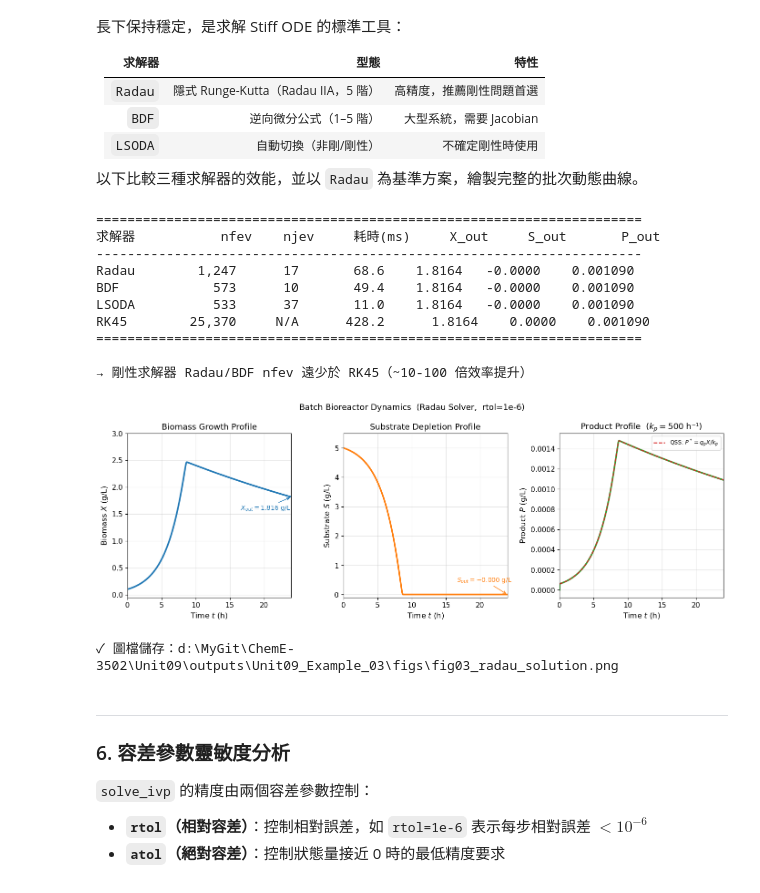
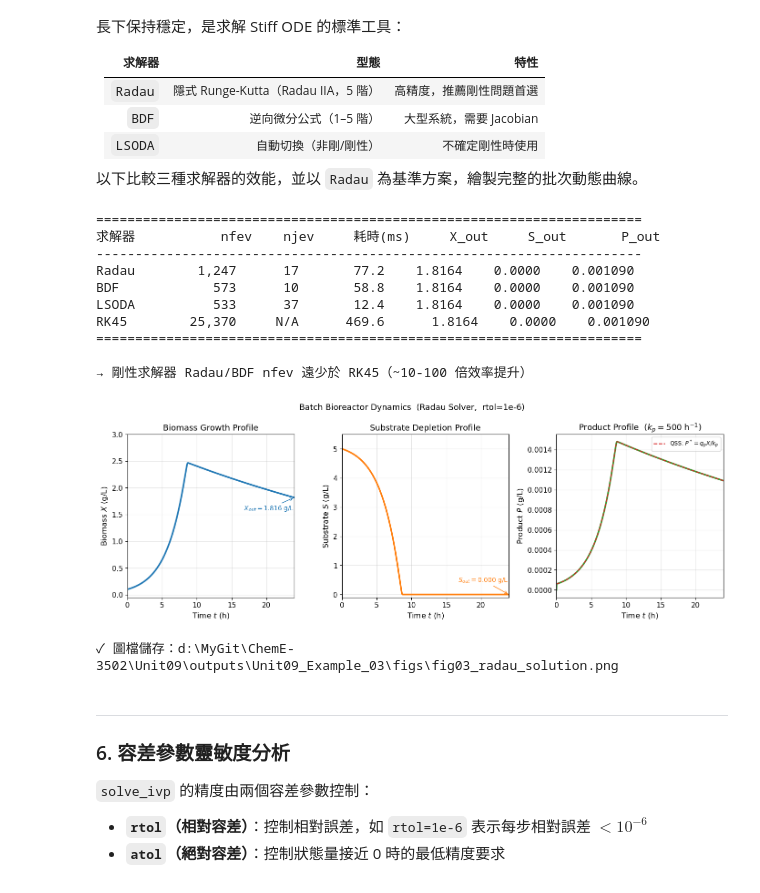
Before and after one commit to d9148408/ChemE-3502, a Jupyter notebook: Unit09/Unit09_Example_03.ipynb, the cells around one changed output. Drawn from its saved outputs; the diff is of its cells as text; code cells hidden in the pictures.

```diff
--- a/Unit09/Unit09_Example_03.ipynb
+++ b/Unit09/Unit09_Example_03.ipynb
@@ -514,6 +517,7 @@ print(f"\n✓ 圖檔儲存：{FIG_DIR / 'fig02_rk45_instability.png'}")
 
 以下比較三種求解器的效能，並以 `Radau` 為基準方案，繪製完整的批次動態曲線。
 # %%
+
 # ============================================================
 # Radau / BDF / LSODA 剛性求解器比較
 # ============================================================
@@ -538,7 +542,7 @@ for method in solvers:
 # 參考解（高精度 Radau）
 sol_ref = results['Radau']['sol']
 X_ref = sol_ref.y[0, -1]
-S_ref = sol_ref.y[1, -1]
+S_ref = max(0.0, sol_ref.y[1, -1])
 P_ref = sol_ref.y[2, -1]
 
 print("=" * 70)
@@ -549,12 +553,13 @@ for method in solvers:
     r   = results[method]
     sol = r['sol']
     njev = getattr(sol, 'njev', 0)
+    # Clamp S to 0 to avoid showing physically impossible negative substrate
     print(f"{method:<8}  {sol.nfev:>8,}  {njev:>6}  {r['time']*1000:>9.1f}  "
-          f"{sol.y[0,-1]:>8.4f}  {sol.y[1,-1]:>8.4f}  {sol.y[2,-1]:>10.6f}")
+          f"{sol.y[0,-1]:>8.4f}  {max(0.0, sol.y[1,-1]):>8.4f}  {sol.y[2,-1]:>10.6f}")
 
 # 與 RK45 標準設定比較
 print(f"{'RK45':<8}  {sol_rk45.nfev:>8,}  {'N/A':>6}  {t_rk45*1000:>9.1f}  "
-      f"  {sol_rk45.y[0,-1]:>8.4f}  {sol_rk45.y[1,-1]:>8.4f}  {sol_rk45.y[2,-1]:>10.6f}")
+      f"  {sol_rk45.y[0,-1]:>8.4f}  {max(0.0, sol_rk45.y[1,-1]):>8.4f}  {sol_rk45.y[2,-1]:>10.6f}")
 print("=" * 70)
 print(f"\n→ 剛性求解器 Radau/BDF nfev 遠少於 RK45（~10-100 倍效率提升）")
 
@@ -585,42 +590,44 @@ axes[1].set_ylabel('Substrate $S$ (g/L)')
 axes[1].set_title('Substrate Depletion Profile')
 axes[1].set_xlim(0, t_final)
 axes[1].set_ylim(-0.1, 5.5)
-axes[1].annotate(f'$S_{{out}}={sol_radau.y[1,-1]:.3f}$ g/L',
+# Clamp S_out to 0 to avoid showing physically impossible negative substrate
+S_out_display = max(0.0, sol_radau.y[1, -1])
+axes[1].annotate(f'$S_{{out}}={S_out_display:.3f}$ g/L',
                  xy=(t_final, sol_radau.y[1,-1]),
                  xytext=(-80, 20), textcoords='offset points',
                  fontsize=10, color='tab:orange',
                  arrowprops=dict(arrowstyle='->', color='tab:orange'))
 
 # --- P: Product ---
 axes[2].plot(t_eval, sol_radau.y[2], color='tab:green', lw=2.5)
 axes[2].set_xlabel('Time $t$ (h)')
 axes[2].set_ylabel('Product $P$ (g/L)')
-axes[2].set_title('Product Profile  ($k_p=500$ h⁻¹)')
+axes[2].set_title('Product Profile  ($k_p=500$ h$^{-1}$)')
 axes[2].set_xlim(0, t_final)
 
 # 疊加準穩態理論值
 P_qss = sol_radau.y[0] * q_p / k_p   # P ≈ qp*X/kp (quasi-steady-state)
 axes[2].plot(t_eval, P_qss, color='tab:red', lw=1.5, ls='--',
              label='QSS: $P^* = q_p X / k_p$')
 axes[2].legend(fontsize=9)
 
 plt.suptitle('Batch Bioreactor Dynamics  (Radau Solver,  rtol=1e-6)', fontsize=13)
 plt.tight_layout()
 plt.savefig(FIG_DIR / 'fig03_radau_solution.png', bbox_inches='tight', dpi=150)
 plt.show()
 print(f"\n✓ 圖檔儲存：{FIG_DIR / 'fig03_radau_solution.png'}")
 # %% [output]
 ======================================================================
 求解器           nfev    njev     耗時(ms)     X_out     S_out       P_out
 ----------------------------------------------------------------------
-Radau        1,247      17       68.6    1.8164   -0.0000    0.001090
-BDF            573      10       49.4    1.8164   -0.0000    0.001090
-LSODA          533      37       11.0    1.8164   -0.0000    0.001090
-RK45        25,370     N/A      428.2      1.8164    0.0000    0.001090
+Radau        1,247      17       77.2    1.8164    0.0000    0.001090
+BDF            573      10       58.8    1.8164    0.0000    0.001090
+LSODA          533      37       12.4    1.8164    0.0000    0.001090
+RK45        25,370     N/A      469.6      1.8164    0.0000    0.001090
 ======================================================================
 
 → 剛性求解器 Radau/BDF nfev 遠少於 RK45（~10-100 倍效率提升）
-[figure, old version]
+[figure, new version]
 ✓ 圖檔儲存：d:\MyGit\ChemE-3502\Unit09\outputs\Unit09_Example_03\figs\fig03_radau_solution.png
 # %% [markdown]
 ---
```
Also changed, not shown: parts of 3 cells of this notebook, 30 other files.
